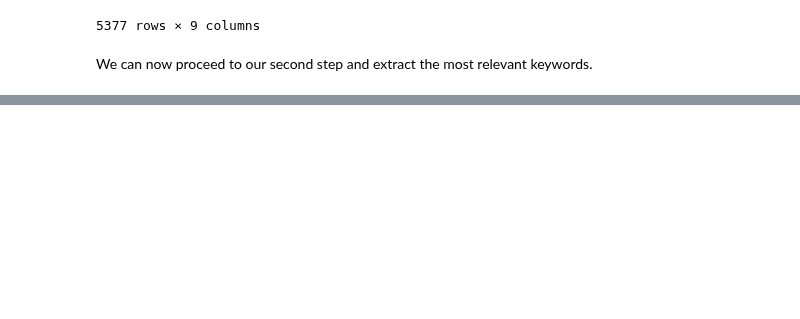
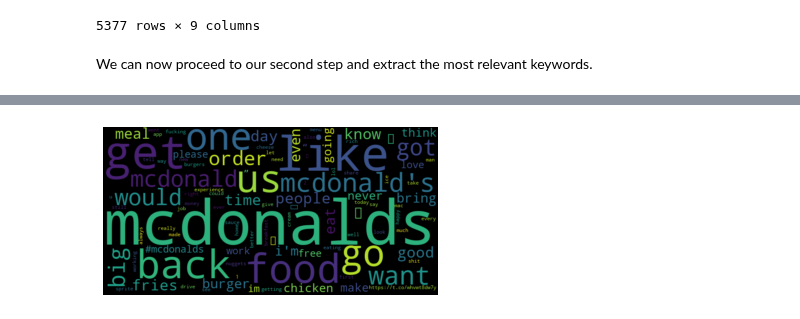
Before and after one commit to polltter/share, a Jupyter notebook: notebooks/kw_extraction.ipynb, the cells around one changed output, grey strips where cells are left out. Saved outputs shown, nothing was run; the diff lists cells and outputs as text; code cells hidden in the pictures; blank space fills up the shorter version.

```diff
--- a/notebooks/kw_extraction.ipynb
+++ b/notebooks/kw_extraction.ipynb
@@ -371,0 +407,4 @@ df_freq.sort_values('tfidf', ascending=False).head(20)
+# %%
+wordcloud(df_freq['tfidf'])
+# %% [output]
+[figure, added]
```
Also changed, not shown: parts of 45 cells of this notebook.
